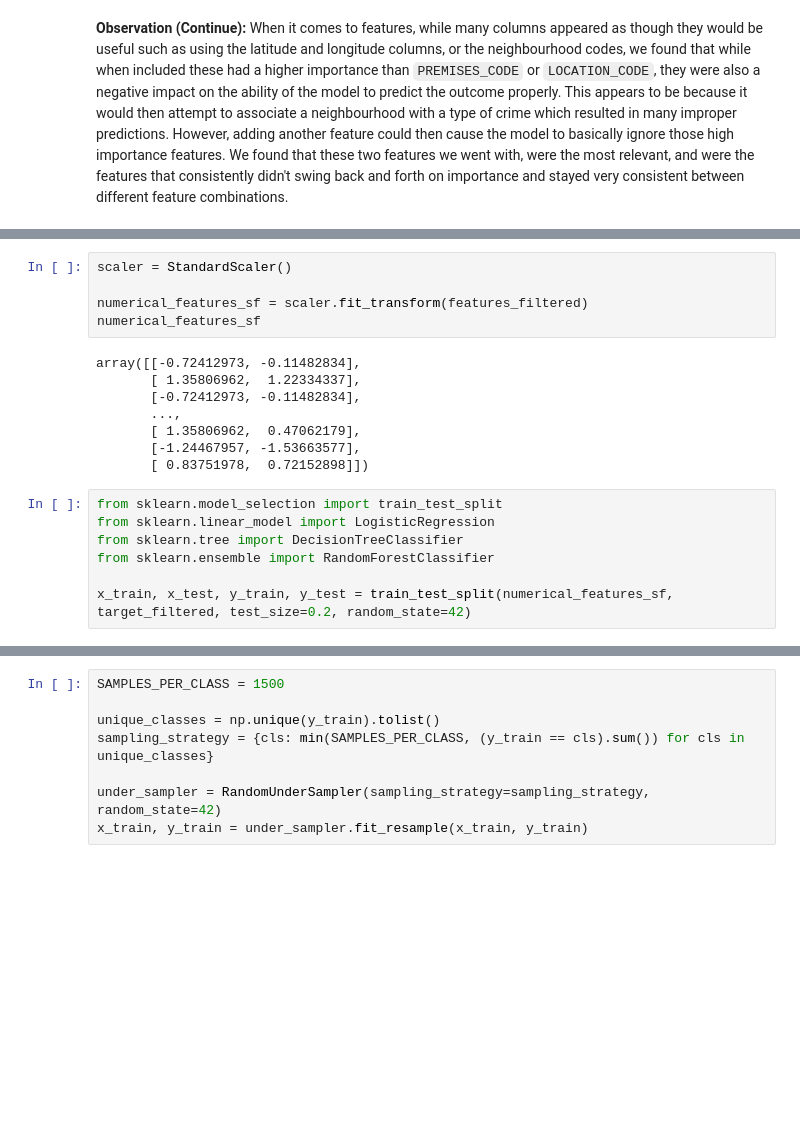
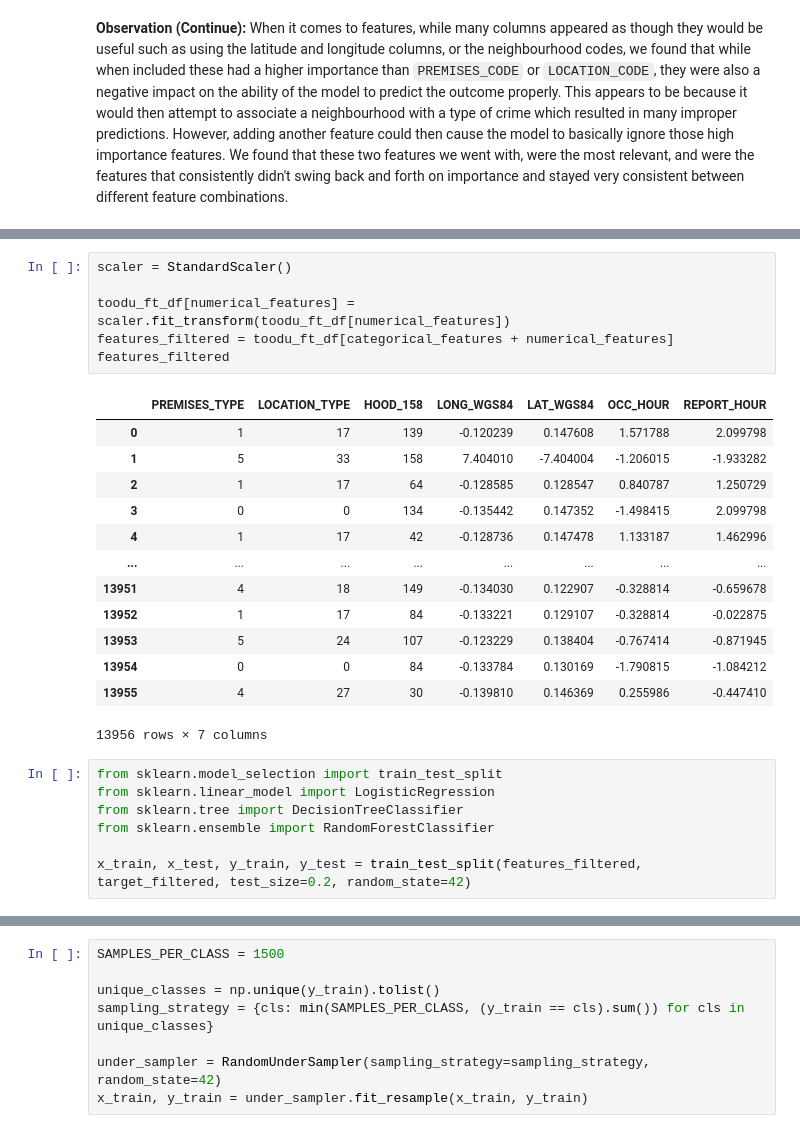
Before and after one commit to Hi-kue/syncgraph-309, a Jupyter notebook: server/insights/c309_r2_toodu_model.ipynb, the cells around one changed output, grey strips where cells are left out. Cells and saved outputs as stored; diff of their text form; blank space fills up the shorter version.

```diff
--- a/server/insights/c309_r2_toodu_model.ipynb
+++ b/server/insights/c309_r2_toodu_model.ipynb
@@ -100,23 +109,30 @@ Name: OFFENCE_ENCODED, Length: 13956, dtype: int32
 # %%
 scaler = StandardScaler()
 
-numerical_features_sf = scaler.fit_transform(features_filtered)
-numerical_features_sf
+toodu_ft_df[numerical_features] = scaler.fit_transform(toodu_ft_df[numerical_features])
+features_filtered = toodu_ft_df[categorical_features + numerical_features]
+features_filtered
 # %% [output]
+|  | PREMISES_TYPE | LOCATION_TYPE | HOOD_158 | LONG_WGS84 | LAT_WGS84 | OCC_HOUR | REPORT_HOUR |
+| 0 | 1 | 17 | 139 | -0.120239 | 0.147608 | 1.571788 | 2.099798 |
+| 1 | 5 | 33 | 158 | 7.404010 | -7.404004 | -1.206015 | -1.933282 |
+| 2 | 1 | 17 | 64 | -0.128585 | 0.128547 | 0.840787 | 1.250729 |
+| 3 | 0 | 0 | 134 | -0.135442 | 0.147352 | -1.498415 | 2.099798 |
+| 4 | 1 | 17 | 42 | -0.128736 | 0.147478 | 1.133187 | 1.462996 |
+| ... | ... | ... | ... | ... | ... | ... | ... |
+| 13951 | 4 | 18 | 149 | -0.134030 | 0.122907 | -0.328814 | -0.659678 |
+| 13952 | 1 | 17 | 84 | -0.133221 | 0.129107 | -0.328814 | -0.022875 |
+| 13953 | 5 | 24 | 107 | -0.123229 | 0.138404 | -0.767414 | -0.871945 |
+| 13954 | 0 | 0 | 84 | -0.133784 | 0.130169 | -1.790815 | -1.084212 |
+| 13955 | 4 | 27 | 30 | -0.139810 | 0.146369 | 0.255986 | -0.447410 |
-array([[-0.72412973, -0.11482834],
-       [ 1.35806962,  1.22334337],
-       [-0.72412973, -0.11482834],
-       ...,
-       [ 1.35806962,  0.47062179],
-       [-1.24467957, -1.53663577],
-       [ 0.83751978,  0.72152898]])
+13956 rows × 7 columns
 # %%
 from sklearn.model_selection import train_test_split
 from sklearn.linear_model import LogisticRegression
 from sklearn.tree import DecisionTreeClassifier
 from sklearn.ensemble import RandomForestClassifier
 
-x_train, x_test, y_train, y_test = train_test_split(numerical_features_sf, target_filtered, test_size=0.2, random_state=42)
+x_train, x_test, y_train, y_test = train_test_split(features_filtered, target_filtered, test_size=0.2, random_state=42)
 # %%
 !pip install imbalanced-learn
 # %% [output]
```
Also changed, not shown: parts of 19 cells of this notebook.
